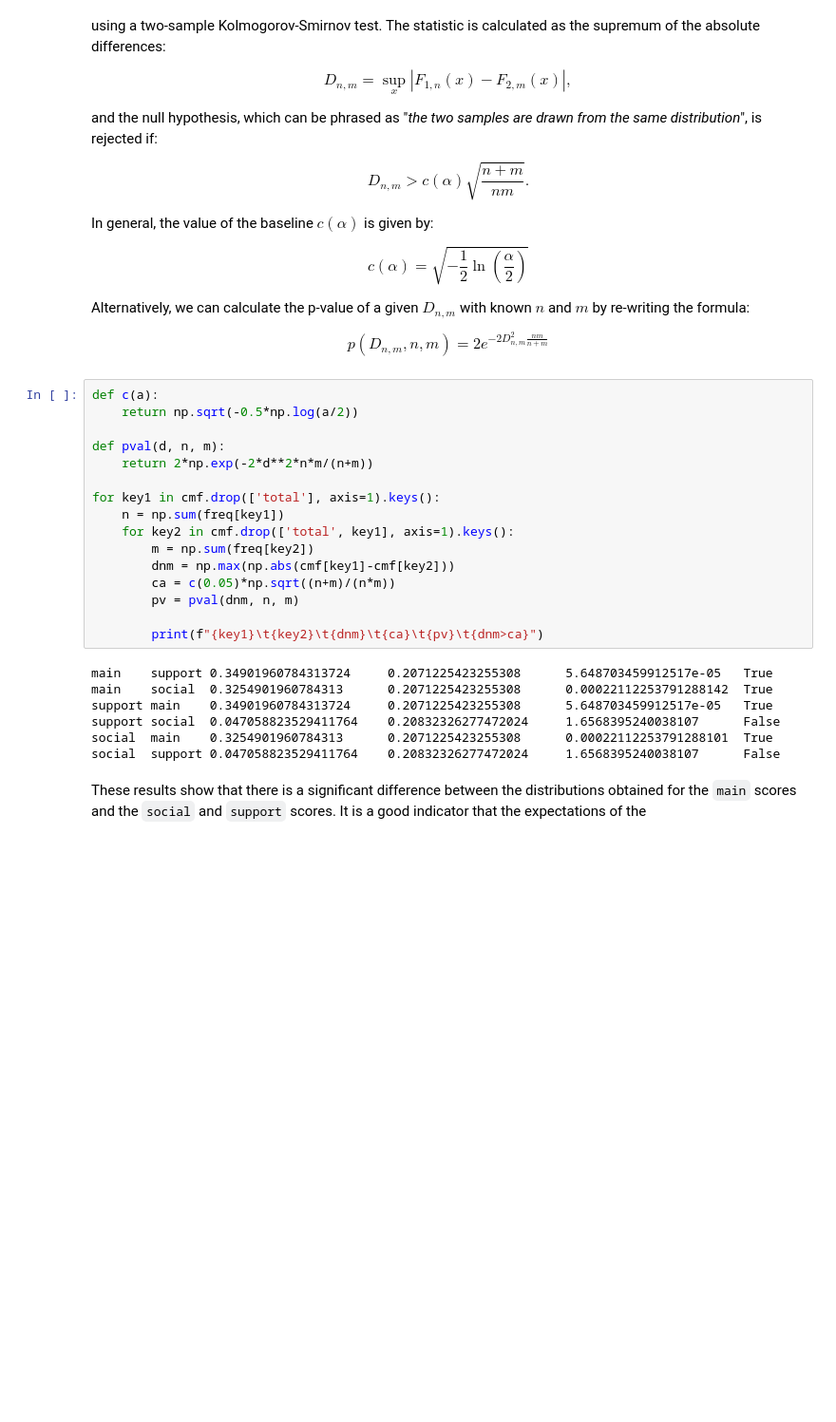
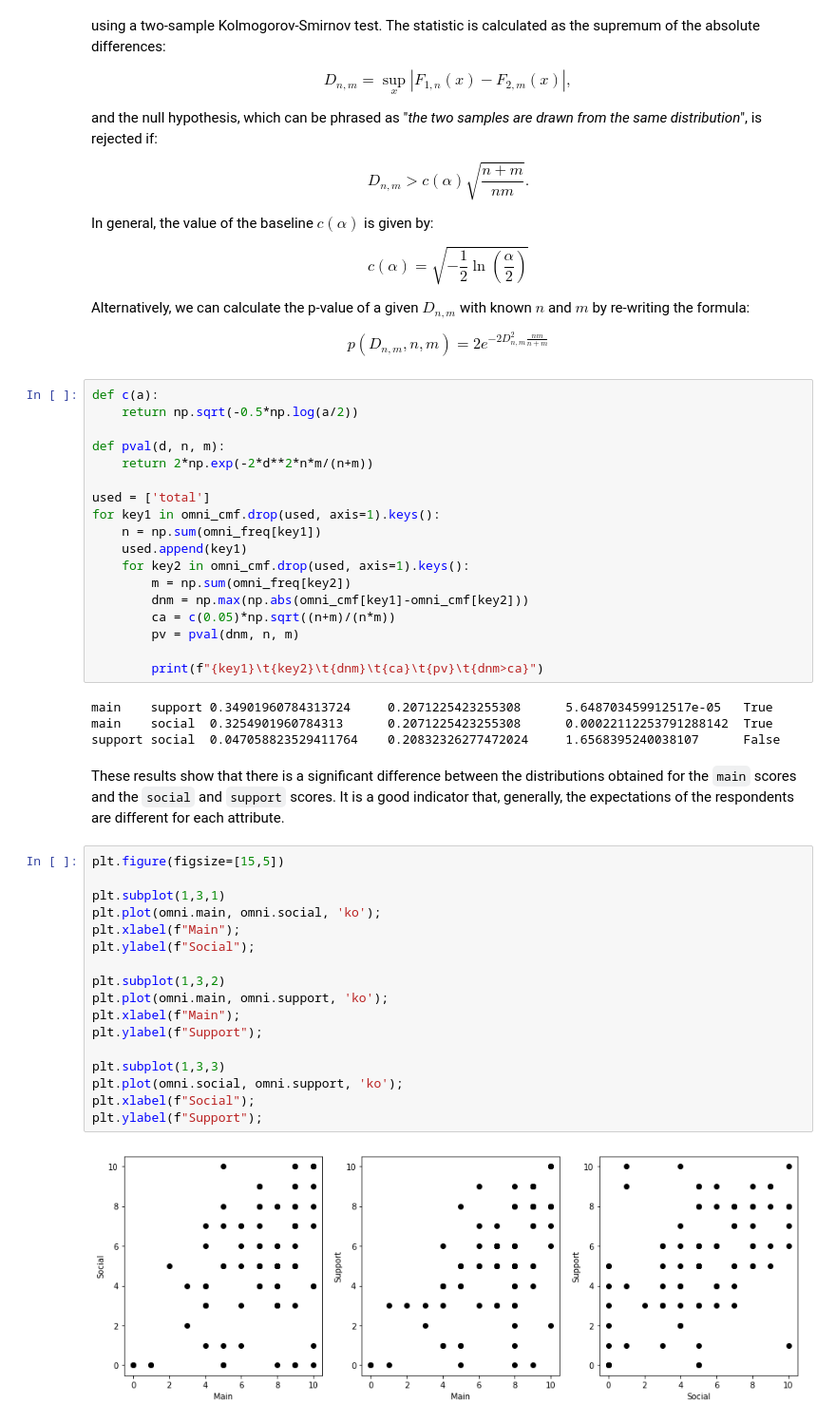
Before and after one commit to enfo14/pycon-data, a Jupyter notebook: 2018_PyCon_data_analysis.ipynb, the cells around one changed output. Shown at 95% size. Cells and saved outputs as stored; diff of their text form; blank space fills up the shorter version.

```diff
--- a/2018_PyCon_data_analysis.ipynb
+++ b/2018_PyCon_data_analysis.ipynb
@@ -118,11 +115,13 @@ def c(a):
 def pval(d, n, m):
     return 2*np.exp(-2*d**2*n*m/(n+m))
 
-for key1 in cmf.drop(['total'], axis=1).keys():
-    n = np.sum(freq[key1])
-    for key2 in cmf.drop(['total', key1], axis=1).keys():
-        m = np.sum(freq[key2])
-        dnm = np.max(np.abs(cmf[key1]-cmf[key2]))
+used = ['total']
+for key1 in omni_cmf.drop(used, axis=1).keys():
+    n = np.sum(omni_freq[key1])
+    used.append(key1)
+    for key2 in omni_cmf.drop(used, axis=1).keys():
+        m = np.sum(omni_freq[key2])
+        dnm = np.max(np.abs(omni_cmf[key1]-omni_cmf[key2]))
         ca = c(0.05)*np.sqrt((n+m)/(n*m))
         pv = pval(dnm, n, m)
 
@@ -130,9 +129,25 @@ for key1 in cmf.drop(['total'], axis=1).keys():
 # %% [output]
 main    support 0.34901960784313724     0.2071225423255308      5.648703459912517e-05   True
 main    social  0.3254901960784313      0.2071225423255308      0.00022112253791288142  True
-support main    0.34901960784313724     0.2071225423255308      5.648703459912517e-05   True
 support social  0.047058823529411764    0.20832326277472024     1.6568395240038107      False
-social  main    0.3254901960784313      0.2071225423255308      0.00022112253791288101  True
-social  support 0.047058823529411764    0.20832326277472024     1.6568395240038107      False
 # %% [markdown]
-These results show that there is a significant difference between the distributions obtained for the `main` scores and the `social` and `support` scores. It is a good indicator that the expectations of the
+These results show that there is a significant difference between the distributions obtained for the `main` scores and the `social` and `support` scores. It is a good indicator that, generally, the expectations of the respondents are different for each attribute.
+# %%
+plt.figure(figsize=[15,5])
+
+plt.subplot(1,3,1)
+plt.plot(omni.main, omni.social, 'ko');
+plt.xlabel(f"Main");
+plt.ylabel(f"Social");
+
+plt.subplot(1,3,2)
+plt.plot(omni.main, omni.support, 'ko');
+plt.xlabel(f"Main");
+plt.ylabel(f"Support");
+
+plt.subplot(1,3,3)
+plt.plot(omni.social, omni.support, 'ko');
+plt.xlabel(f"Social");
+plt.ylabel(f"Support");
+# %% [output]
+[figure, added]
```
Also changed, not shown: parts of 20 cells of this notebook.
